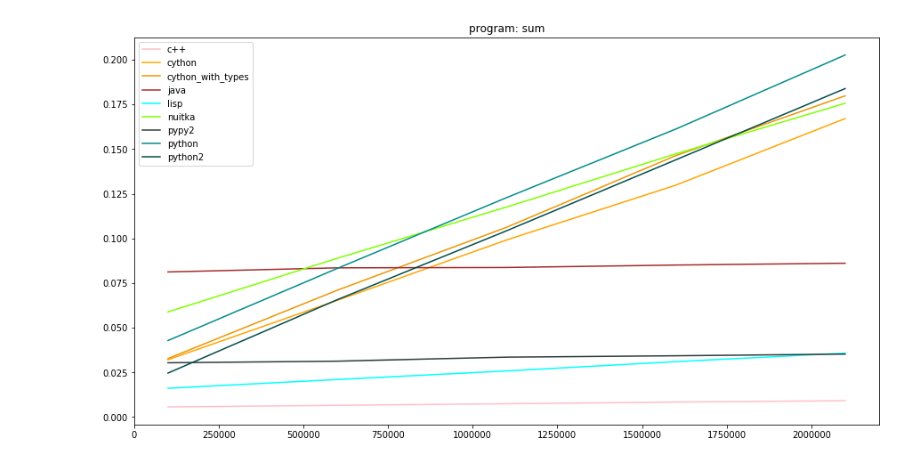
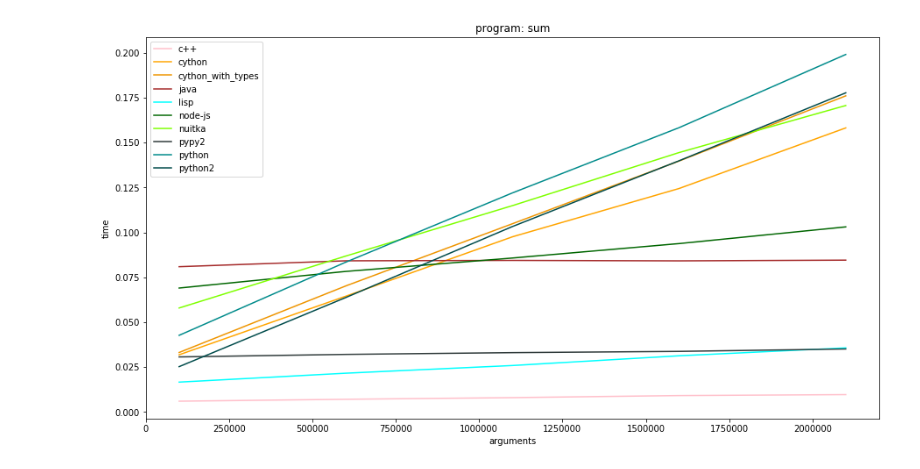
Before and after one commit to vmstarchenko/py-cmp, a Jupyter notebook: results.ipynb, the cells around one changed output. Drawn from its saved outputs; the diff is of its cells as text; code cells hidden in the pictures.

Commit message:
add node-js

```diff
--- a/results.ipynb
+++ b/results.ipynb
@@ -9,6 +9,20 @@ from matplotlib import pyplot as plt
 import numpy as np
 
 ldict = partial(defaultdict, list)
+# %%
+colors = {
+    "python": "#008b8b",
+    "python2": "#004b4b",
+    "pypy2": "#303b3b",
+    "nuitka": "#7fff00",
+    "cython": "#ffa500",
+    "cython_with_types": "#ef9500",
+    "c++": "pink",
+    "java": "brown",
+    "lisp": "cyan",
+    "clisp": "cyan",
+    "node-js": "#006600",
+}
 # %%
 results = run_programs(['sum']) #, executors=['java', 'c++'])
 # %% [output]
@@ -51,10 +47,9 @@ def group_results(results):
 # %%
-def plot_result(program, data):
+def plot_result(program, data, normalize=False):
     if not data:
         return
 
     plt.title('program: %s' % program)
-
 
     if len(list(data.values())[0]) == 1:
         plt.barh([d[0] for d in data], width=[d[1] for d in data], color=[colors[d[0]] for d in data], )
@@ -62,11 +57,14 @@ def plot_result(program, data):
         plt.tight_layout()
     else:
         # print(data)
+        plt.xlabel('arguments')
+        plt.ylabel('time')
         for executor, values in data.items():
             x, y = np.array([(v.args[0], v.time) for v in values]).T
             # print(y, x)
-            # y -= y[0]
+            if normalize:
+                y -= y[0]
             plt.plot(x, y, label=executor, color=colors[executor])
         plt.legend()
-    plt.savefig(os.path.join('etc/img/', '%s.png' % program))
+    plt.savefig(os.path.join('etc/img/', '%s-%d.png' %(program, int(normalize))))
     plt.show()
@@ -86,6 +71,9 @@ colors = {
 # %%
-plt.figure(figsize=(15, 8))
-for result in results:
-    plot_result(**result)
+def plot_results(results, normalize):
+    plt.figure(figsize=(15, 8))
+    for result in results:
+        plot_result(**result, normalize=normalize)
-# %% [output]
-[figure, removed]
+# %%
+plot_results(results, False)
+# %% [output]
+[figure, added]
```
Also changed, not shown: parts of 4 cells of this notebook, 7 other files.
